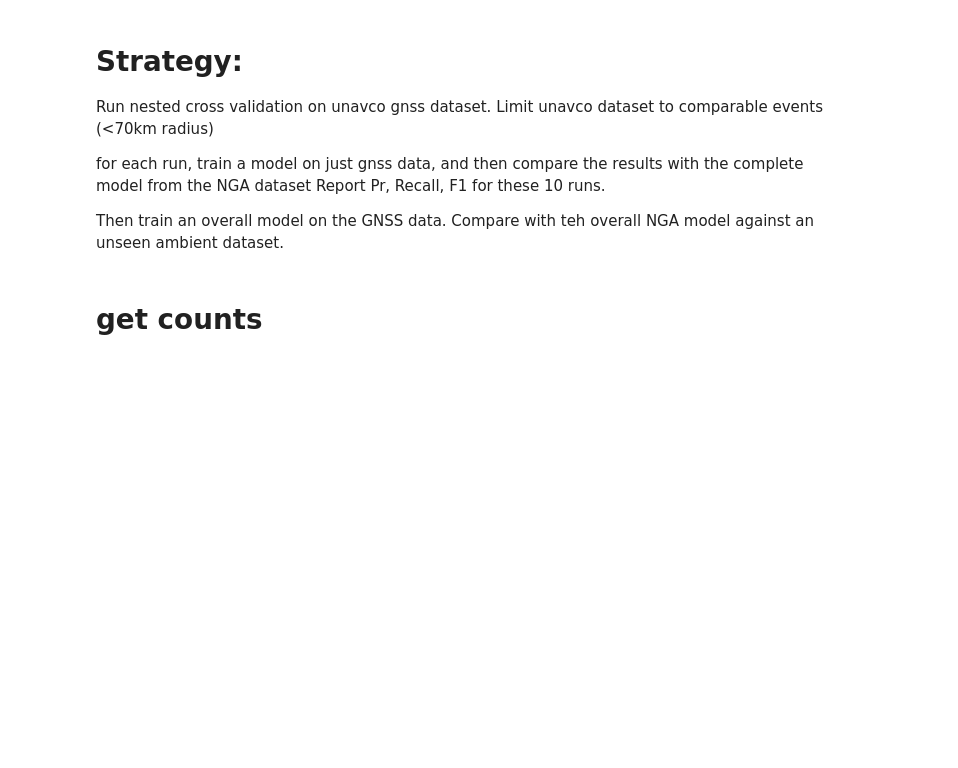
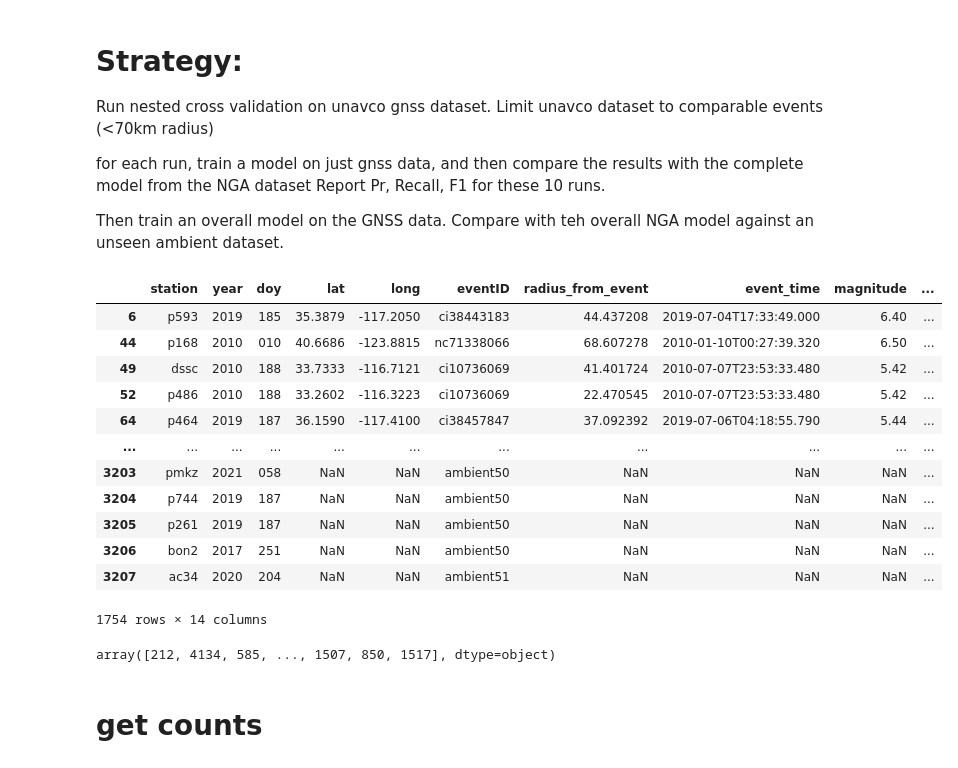
Before and after one commit to timdittmann/psuedosynth_gnss_velocities, a Jupyter notebook: notebooks/mkfigs/why_train_on_augmented.ipynb, the cells around one changed output. Drawn from its saved outputs; the diff is of its cells as text; code cells hidden in the pictures; blank space fills up the shorter version.

```diff
--- a/notebooks/mkfigs/why_train_on_augmented.ipynb
+++ b/notebooks/mkfigs/why_train_on_augmented.ipynb
@@ -89,7 +95,27 @@ meta_df=pd.DataFrame.from_records(meta_list)
 
 jgr_test=meta_df[(meta_df.radius_from_event<70) | (meta_df.radius_from_event==np.nan)]
 jgr_test=meta_df[(meta_df.radius_from_event<70) | (meta_df['radius_from_event'].isna())]
+# %%
+jgr_test
+# %% [output]
+|  | station | year | doy | lat | long | eventID | radius_from_event | event_time | magnitude | ... |
+| 6 | p593 | 2019 | 185 | 35.3879 | -117.2050 | ci38443183 | 44.437208 | 2019-07-04T17:33:49.000 | 6.40 | ... |
+| 44 | p168 | 2010 | 010 | 40.6686 | -123.8815 | nc71338066 | 68.607278 | 2010-01-10T00:27:39.320 | 6.50 | ... |
+| 49 | dssc | 2010 | 188 | 33.7333 | -116.7121 | ci10736069 | 41.401724 | 2010-07-07T23:53:33.480 | 5.42 | ... |
+| 52 | p486 | 2010 | 188 | 33.2602 | -116.3223 | ci10736069 | 22.470545 | 2010-07-07T23:53:33.480 | 5.42 | ... |
+| 64 | p464 | 2019 | 187 | 36.1590 | -117.4100 | ci38457847 | 37.092392 | 2019-07-06T04:18:55.790 | 5.44 | ... |
+| ... | ... | ... | ... | ... | ... | ... | ... | ... | ... | ... |
+| 3203 | pmkz | 2021 | 058 | NaN | NaN | ambient50 | NaN | NaN | NaN | ... |
+| 3204 | p744 | 2019 | 187 | NaN | NaN | ambient50 | NaN | NaN | NaN | ... |
+| 3205 | p261 | 2019 | 187 | NaN | NaN | ambient50 | NaN | NaN | NaN | ... |
+| 3206 | bon2 | 2017 | 251 | NaN | NaN | ambient50 | NaN | NaN | NaN | ... |
+| 3207 | ac34 | 2020 | 204 | NaN | NaN | ambient51 | NaN | NaN | NaN | ... |
+1754 rows × 14 columns
 # %%
 # DETERMINE IF AMBIENT IS BEING USED?
+# %%
+event_list_nga
+# %% [output]
+array([212, 4134, 585, ..., 1507, 850, 1517], dtype=object)
 # %% [markdown]
 # get counts
```
Also changed, not shown: parts of 13 cells of this notebook, 13 other files.
